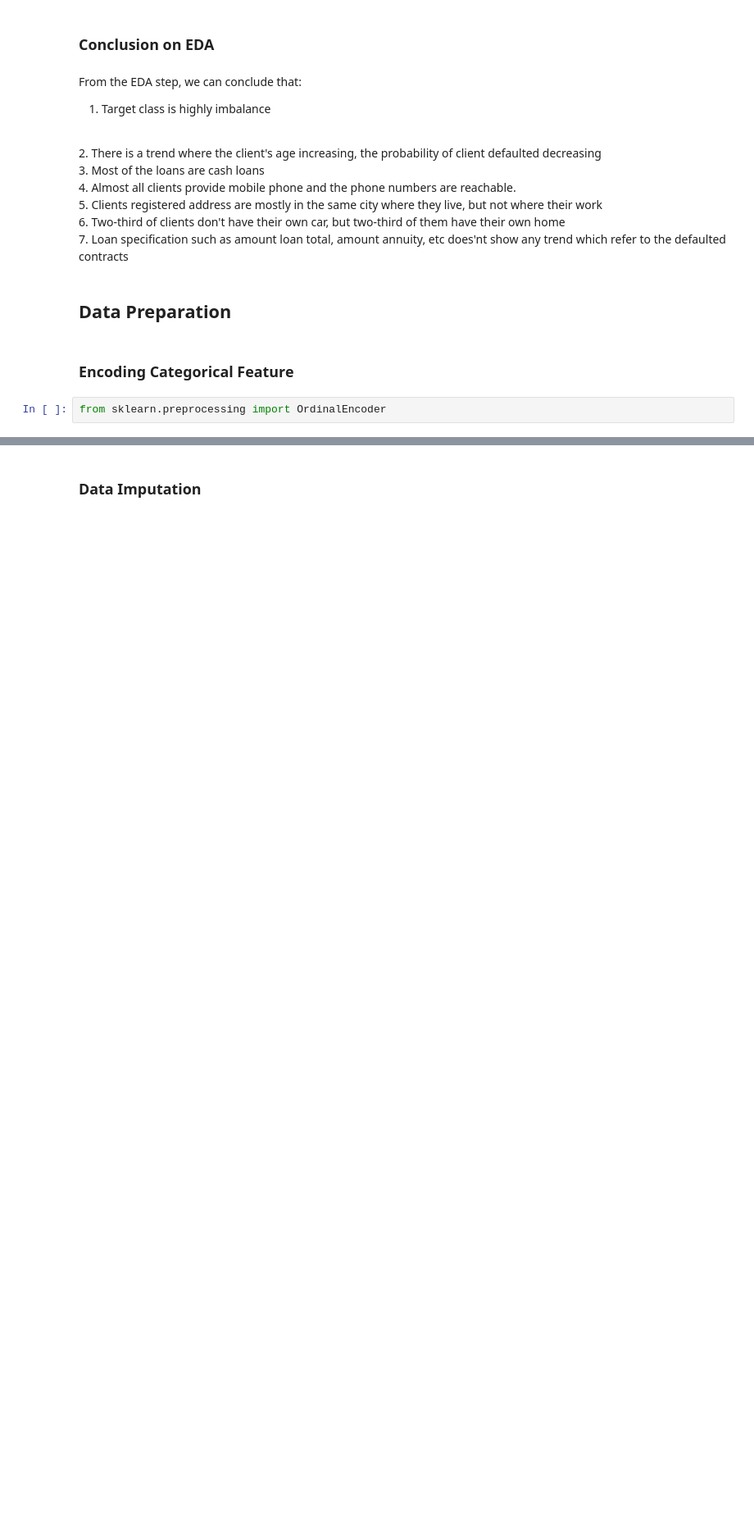
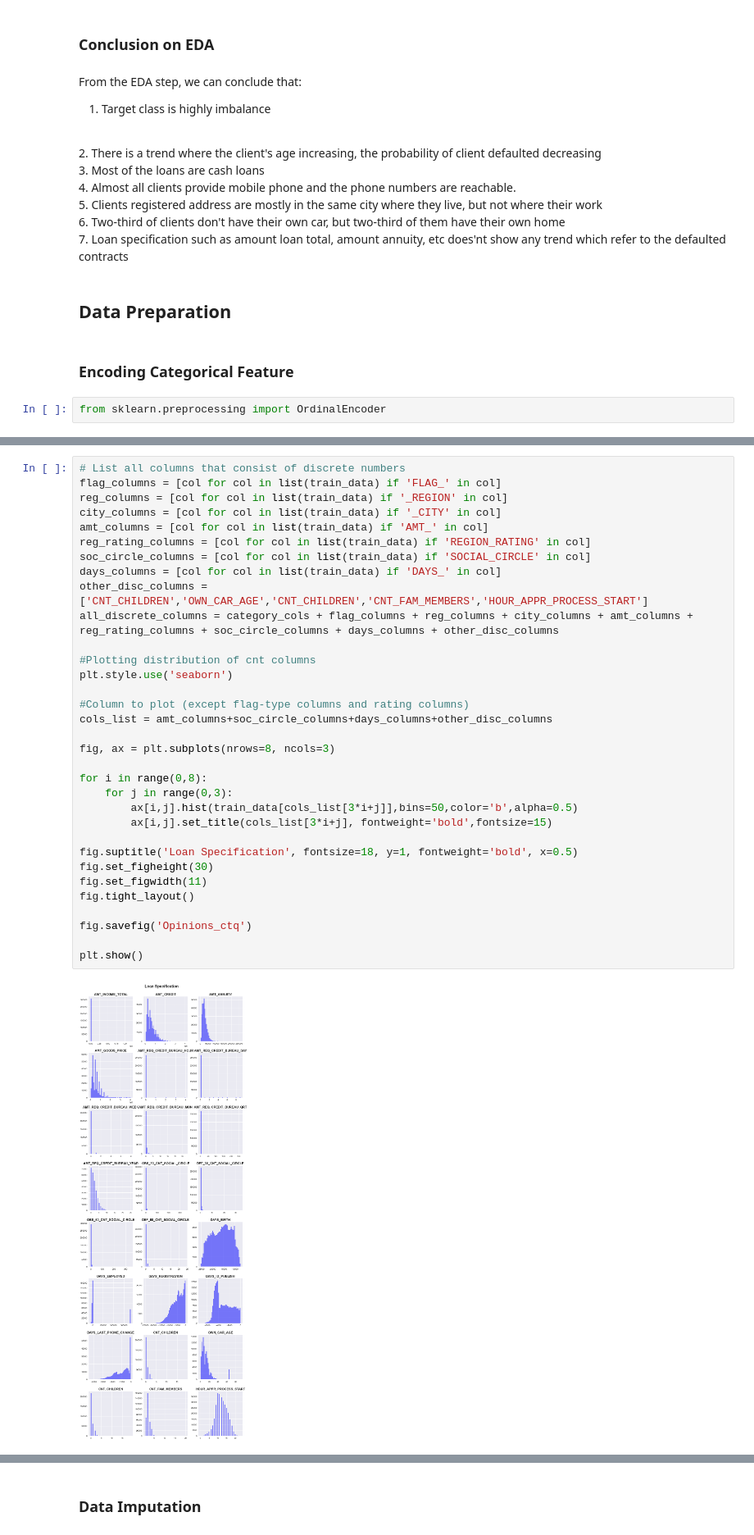
Before and after one commit to alfredomarciano98/credit-risk-analysis, a Jupyter notebook: credit-risk-analysis.ipynb, the cells around one changed output, grey strips where cells are left out. Shown at 82% size. Cells and saved outputs as stored; diff of their text form; blank space fills up the shorter version.

```diff
--- a/credit-risk-analysis.ipynb
+++ b/credit-risk-analysis.ipynb
@@ -540,0 +539,35 @@ for col in category_cols:
+# %%
+# List all columns that consist of discrete numbers
+flag_columns = [col for col in list(train_data) if 'FLAG_' in col]
+reg_columns = [col for col in list(train_data) if '_REGION' in col]
+city_columns = [col for col in list(train_data) if '_CITY' in col]
+amt_columns = [col for col in list(train_data) if 'AMT_' in col]
+reg_rating_columns = [col for col in list(train_data) if 'REGION_RATING' in col]
+soc_circle_columns = [col for col in list(train_data) if 'SOCIAL_CIRCLE' in col]
+days_columns = [col for col in list(train_data) if 'DAYS_' in col]
+other_disc_columns = ['CNT_CHILDREN','OWN_CAR_AGE','CNT_CHILDREN','CNT_FAM_MEMBERS','HOUR_APPR_PROCESS_START']
+all_discrete_columns = category_cols + flag_columns + reg_columns + city_columns + amt_columns + reg_rating_columns + soc_circle_columns + days_columns + other_disc_columns
+
+#Plotting distribution of cnt columns
+plt.style.use('seaborn')
+
+#Column to plot (except flag-type columns and rating columns)
+cols_list = amt_columns+soc_circle_columns+days_columns+other_disc_columns
+
+fig, ax = plt.subplots(nrows=8, ncols=3)
+
+for i in range(0,8):
+    for j in range(0,3):
+        ax[i,j].hist(train_data[cols_list[3*i+j]],bins=50,color='b',alpha=0.5)
+        ax[i,j].set_title(cols_list[3*i+j], fontweight='bold',fontsize=15)
+
+fig.suptitle('Loan Specification', fontsize=18, y=1, fontweight='bold', x=0.5)
+fig.set_figheight(30)
+fig.set_figwidth(11)
+fig.tight_layout()
+
+fig.savefig('Opinions_ctq')
+
+plt.show()
+# %% [output]
+[figure, added]
```
Also changed, not shown: parts of 21 cells of this notebook.
